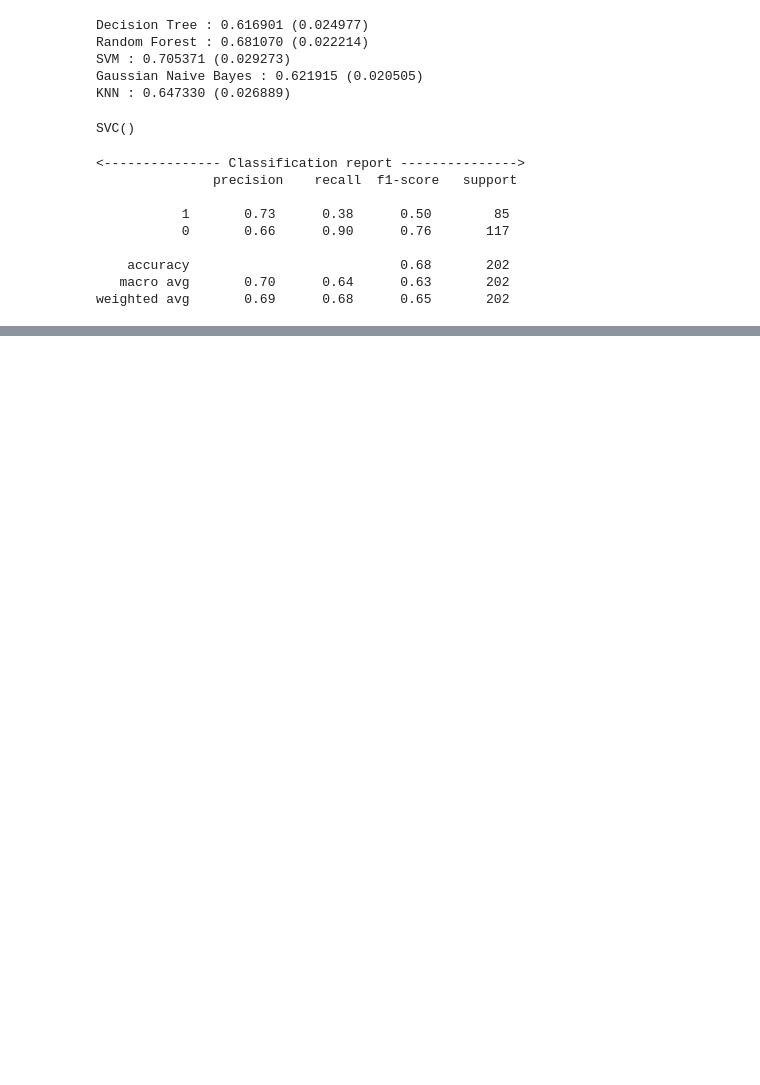
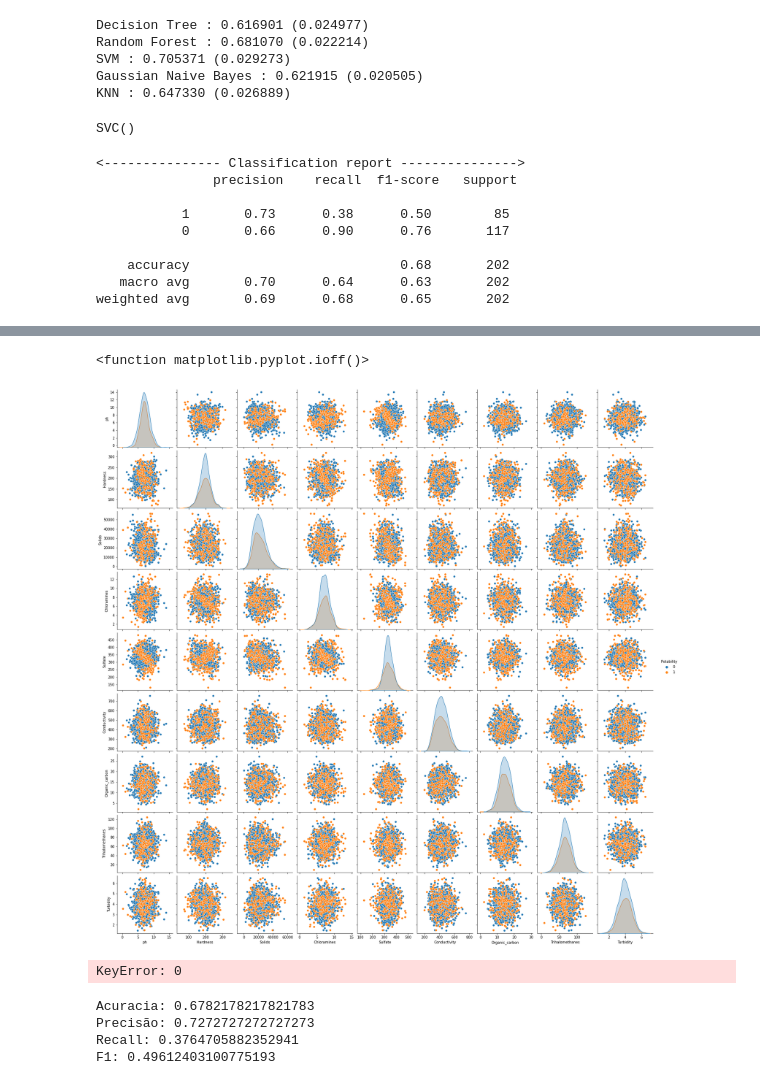
Before and after one commit to leonardo99i/Inteligencia_Artificial, a Jupyter notebook: Projeto_A3/possive_A3.ipynb, the cells around one changed output, grey strips where cells are left out. Cells and saved outputs as stored; diff of their text form; code cells hidden in the pictures; blank space fills up the shorter version.

```diff
--- a/Projeto_A3/possive_A3.ipynb
+++ b/Projeto_A3/possive_A3.ipynb
@@ -145,0 +158,23 @@ weighted avg       0.69      0.68      0.65       202
+# %%
+sns.pairplot(df,vars=['ph','Hardness','Solids','Chloramines','Sulfate','Conductivity','Organic_carbon','Trihalomethanes','Turbidity'] ,hue='Potability')
+plt.ioff
+# %% [output]
+<function matplotlib.pyplot.ioff()>
+[figure, added]
+# %%
+sns.countplot(df['Potability'])
+plt.ioff
+# %% [output]
+KeyError: 0
+# %%
+from sklearn.metrics import accuracy_score, recall_score, precision_score, f1_score, confusion_matrix, roc_curve, roc_auc_score
+hasil = classifier.predict(x_test)
+print('Acuracia:',accuracy_score(hasil,y_test))
+print('Precisão:',precision_score(y_test, hasil))
+print('Recall:',recall_score(y_test, hasil))
+print('F1:',f1_score(y_test, hasil))
+# %% [output]
+Acuracia: 0.6782178217821783
+Precisão: 0.7272727272727273
+Recall: 0.3764705882352941
+F1: 0.49612403100775193
```
Also changed, not shown: parts of 2 cells of this notebook.
